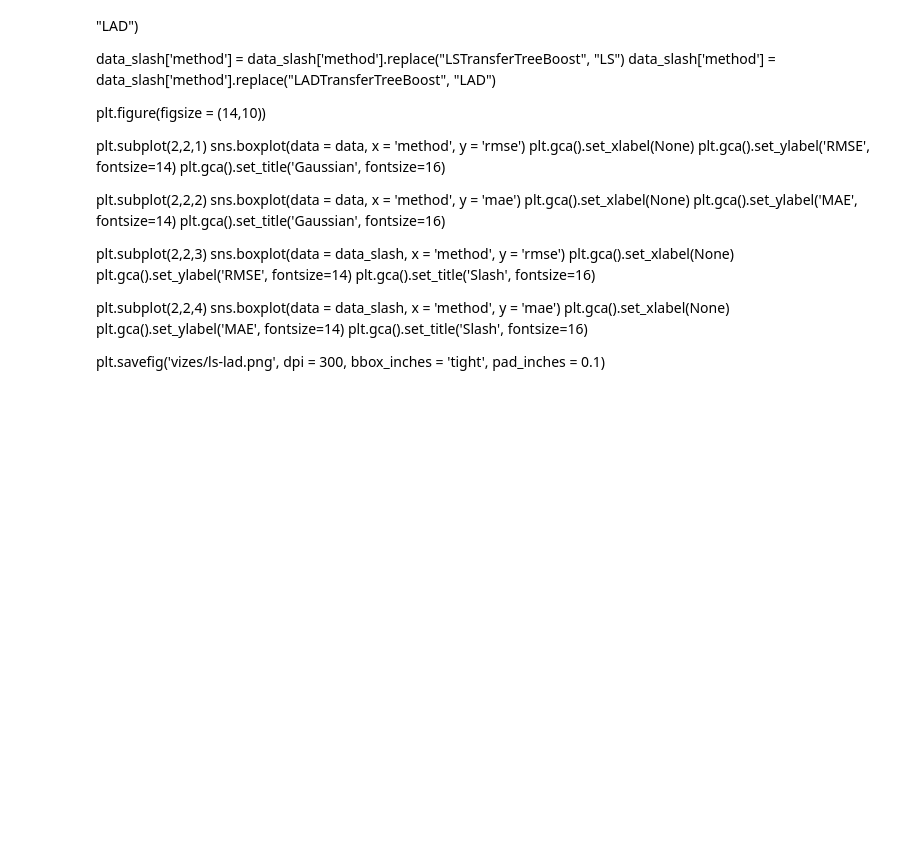
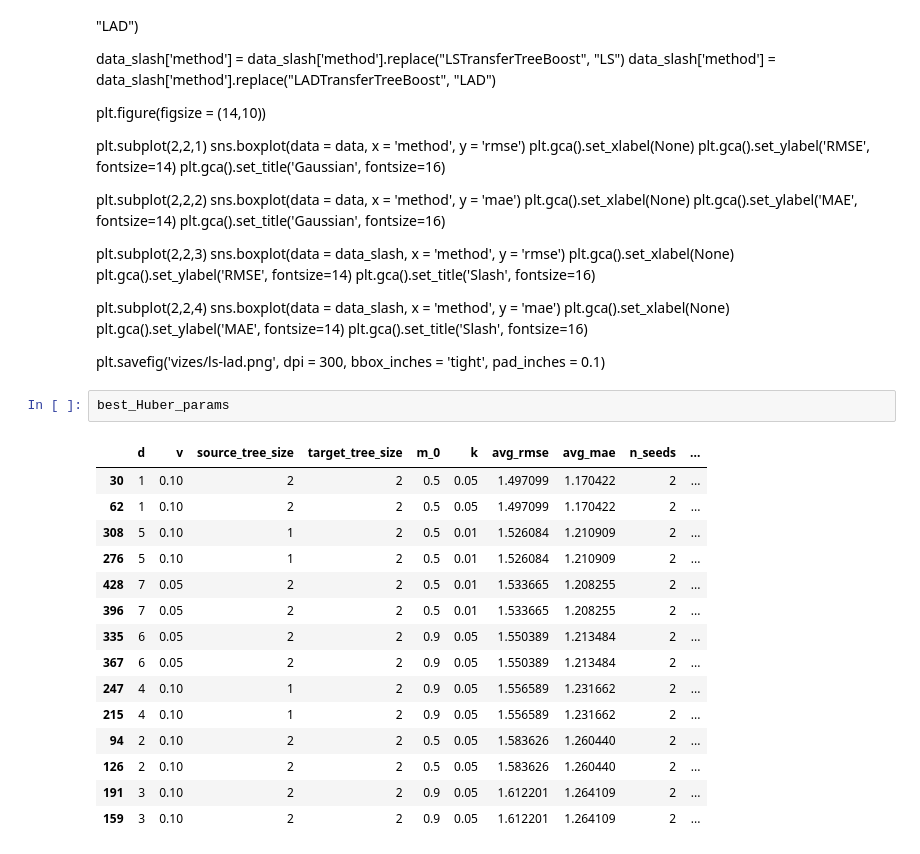
Before and after one commit to DageBjorne/transfertreeboost, a Jupyter notebook: friedman1_simul/viz_ls_lad_huber.ipynb, the cells around one changed output. Cells and saved outputs as stored; diff of their text form; blank space fills up the shorter version.

```diff
--- a/friedman1_simul/viz_ls_lad_huber.ipynb
+++ b/friedman1_simul/viz_ls_lad_huber.ipynb
@@ -249,3 +251,21 @@ plt.gca().set_ylabel('MAE', fontsize=14)
 plt.gca().set_title('Slash', fontsize=16)
 
 plt.savefig('vizes/ls-lad.png', dpi = 300, bbox_inches = 'tight', pad_inches = 0.1)
+# %%
+best_Huber_params
+# %% [output]
+|  | d | v | source_tree_size | target_tree_size | m_0 | k | avg_rmse | avg_mae | n_seeds | ... |
+| 30 | 1 | 0.10 | 2 | 2 | 0.5 | 0.05 | 1.497099 | 1.170422 | 2 | ... |
+| 62 | 1 | 0.10 | 2 | 2 | 0.5 | 0.05 | 1.497099 | 1.170422 | 2 | ... |
+| 308 | 5 | 0.10 | 1 | 2 | 0.5 | 0.01 | 1.526084 | 1.210909 | 2 | ... |
+| 276 | 5 | 0.10 | 1 | 2 | 0.5 | 0.01 | 1.526084 | 1.210909 | 2 | ... |
+| 428 | 7 | 0.05 | 2 | 2 | 0.5 | 0.01 | 1.533665 | 1.208255 | 2 | ... |
+| 396 | 7 | 0.05 | 2 | 2 | 0.5 | 0.01 | 1.533665 | 1.208255 | 2 | ... |
+| 335 | 6 | 0.05 | 2 | 2 | 0.9 | 0.05 | 1.550389 | 1.213484 | 2 | ... |
+| 367 | 6 | 0.05 | 2 | 2 | 0.9 | 0.05 | 1.550389 | 1.213484 | 2 | ... |
+| 247 | 4 | 0.10 | 1 | 2 | 0.9 | 0.05 | 1.556589 | 1.231662 | 2 | ... |
+| 215 | 4 | 0.10 | 1 | 2 | 0.9 | 0.05 | 1.556589 | 1.231662 | 2 | ... |
+| 94 | 2 | 0.10 | 2 | 2 | 0.5 | 0.05 | 1.583626 | 1.260440 | 2 | ... |
+| 126 | 2 | 0.10 | 2 | 2 | 0.5 | 0.05 | 1.583626 | 1.260440 | 2 | ... |
+| 191 | 3 | 0.10 | 2 | 2 | 0.9 | 0.05 | 1.612201 | 1.264109 | 2 | ... |
+| 159 | 3 | 0.10 | 2 | 2 | 0.9 | 0.05 | 1.612201 | 1.264109 | 2 | ... |
```
Also changed, not shown: parts of 5 cells of this notebook.
